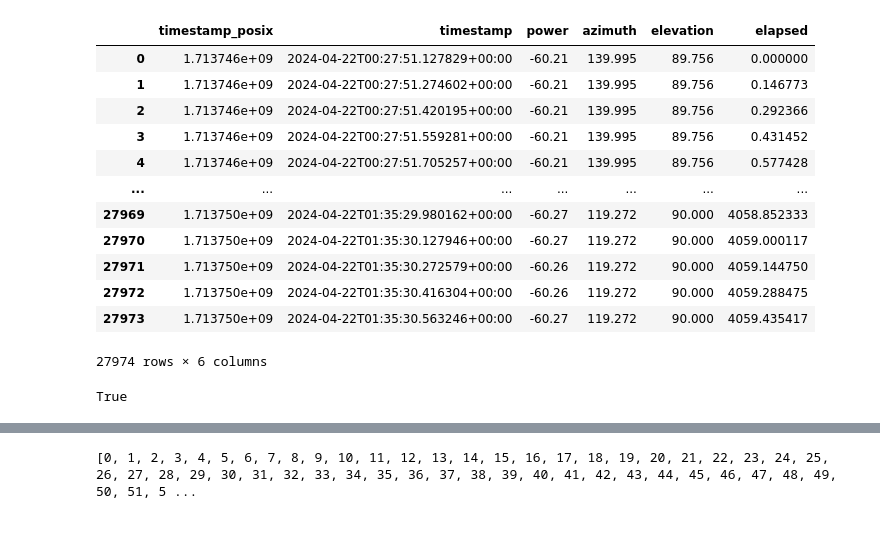
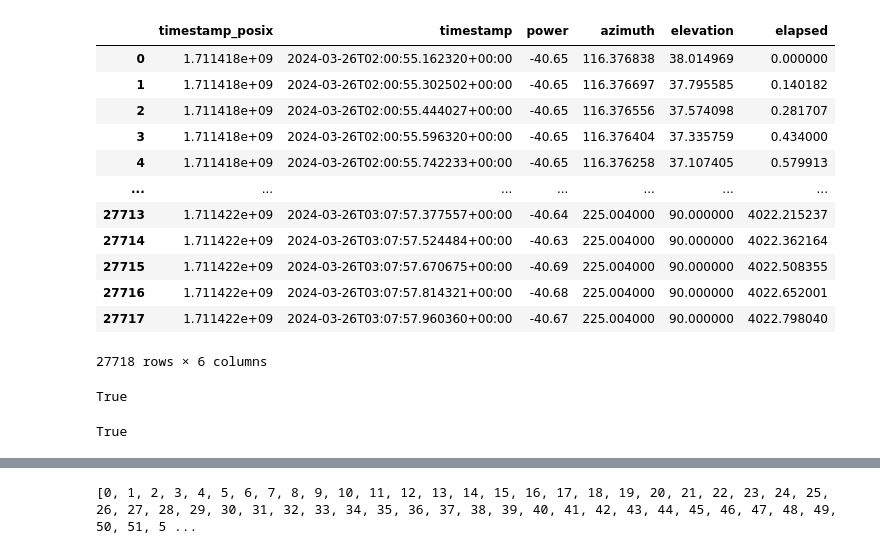
Before and after one commit to ChristoSmith1/TestingSuite, a Jupyter notebook: elevation_column_playground.ipynb, the cells around one changed output, grey strips where cells are left out. Saved outputs shown, nothing was run; the diff lists cells and outputs as text; code cells hidden in the pictures.

Commit message:
elevation boxes

```diff
--- a/elevation_column_playground.ipynb
+++ b/elevation_column_playground.ipynb
@@ -1,29 +1,30 @@
 # %%
 import matplotlib.pyplot as plt
 import numpy as np
 import pandas as pd
 from g_over_t import add_elapsed_time_column
 import math
+import itertools
 
-# FILTERED_COMBINED_DATA_PATH = R"april21govert\combined_filtered_SBand_March.csv"
-FILTERED_COMBINED_DATA_PATH = R"april21govert\combined_filtered_XBand_April.csv"
+FILTERED_COMBINED_DATA_PATH = R"april21govert\combined_filtered_SBand_March.csv"
+# FILTERED_COMBINED_DATA_PATH = R"april21govert\combined_filtered_XBand_April.csv"
 data=pd.read_csv(FILTERED_COMBINED_DATA_PATH)
 data=add_elapsed_time_column(data)
 data
 # %% [output]
 |  | timestamp_posix | timestamp | power | azimuth | elevation | elapsed |
-| 0 | 1.713746e+09 | 2024-04-22T00:27:51.127829+00:00 | -60.21 | 139.995 | 89.756 | 0.000000 |
-| 1 | 1.713746e+09 | 2024-04-22T00:27:51.274602+00:00 | -60.21 | 139.995 | 89.756 | 0.146773 |
-| 2 | 1.713746e+09 | 2024-04-22T00:27:51.420195+00:00 | -60.21 | 139.995 | 89.756 | 0.292366 |
-| 3 | 1.713746e+09 | 2024-04-22T00:27:51.559281+00:00 | -60.21 | 139.995 | 89.756 | 0.431452 |
-| 4 | 1.713746e+09 | 2024-04-22T00:27:51.705257+00:00 | -60.21 | 139.995 | 89.756 | 0.577428 |
+| 0 | 1.711418e+09 | 2024-03-26T02:00:55.162320+00:00 | -40.65 | 116.376838 | 38.014969 | 0.000000 |
+| 1 | 1.711418e+09 | 2024-03-26T02:00:55.302502+00:00 | -40.65 | 116.376697 | 37.795585 | 0.140182 |
+| 2 | 1.711418e+09 | 2024-03-26T02:00:55.444027+00:00 | -40.65 | 116.376556 | 37.574098 | 0.281707 |
+| 3 | 1.711418e+09 | 2024-03-26T02:00:55.596320+00:00 | -40.65 | 116.376404 | 37.335759 | 0.434000 |
+| 4 | 1.711418e+09 | 2024-03-26T02:00:55.742233+00:00 | -40.65 | 116.376258 | 37.107405 | 0.579913 |
 | ... | ... | ... | ... | ... | ... | ... |
-| 27969 | 1.713750e+09 | 2024-04-22T01:35:29.980162+00:00 | -60.27 | 119.272 | 90.000 | 4058.852333 |
-| 27970 | 1.713750e+09 | 2024-04-22T01:35:30.127946+00:00 | -60.27 | 119.272 | 90.000 | 4059.000117 |
-| 27971 | 1.713750e+09 | 2024-04-22T01:35:30.272579+00:00 | -60.26 | 119.272 | 90.000 | 4059.144750 |
-| 27972 | 1.713750e+09 | 2024-04-22T01:35:30.416304+00:00 | -60.26 | 119.272 | 90.000 | 4059.288475 |
-| 27973 | 1.713750e+09 | 2024-04-22T01:35:30.563246+00:00 | -60.27 | 119.272 | 90.000 | 4059.435417 |
+| 27713 | 1.711422e+09 | 2024-03-26T03:07:57.377557+00:00 | -40.64 | 225.004000 | 90.000000 | 4022.215237 |
+| 27714 | 1.711422e+09 | 2024-03-26T03:07:57.524484+00:00 | -40.63 | 225.004000 | 90.000000 | 4022.362164 |
+| 27715 | 1.711422e+09 | 2024-03-26T03:07:57.670675+00:00 | -40.69 | 225.004000 | 90.000000 | 4022.508355 |
+| 27716 | 1.711422e+09 | 2024-03-26T03:07:57.814321+00:00 | -40.68 | 225.004000 | 90.000000 | 4022.652001 |
+| 27717 | 1.711422e+09 | 2024-03-26T03:07:57.960360+00:00 | -40.67 | 225.004000 | 90.000000 | 4022.798040 |
-27974 rows × 6 columns
+27718 rows × 6 columns
 # %%
 def isvert(
        data:pd.DataFrame,
@@ -87,0 +79,46 @@ def find_vertical_segments(
+# %%
+def in_box(
+        data:pd.DataFrame,
+        box_start_index: int,
+        box_stop_index: int,
+)->bool:
+        if  not isvert(data,box_start_index,box_stop_index):
+                return False
+        start_row= data.iloc[box_start_index]
+        start_row_elevation=start_row["elevation"]
+        start_row_azimuth=start_row["azimuth"]
+        stop_row=data.iloc[box_stop_index]
+        stop_row_elevation=stop_row["elevation"]
+        stop_row_azimuth=stop_row["azimuth"]
+
+        min_elevation=min(start_row_elevation,stop_row_elevation)
+        max_elevation=max(start_row_elevation,stop_row_elevation)
+
+        box_height=max_elevation-min_elevation
+        box_width=box_height*.01
+
+        average_azimuth=((start_row_azimuth+stop_row_azimuth)/2)
+
+        max_azimuth=average_azimuth+(box_width/2)
+        min_azimuth=average_azimuth-(box_width/2)
+
+        for point_index in range(box_start_index,box_stop_index+1):
+                point_row = data.iloc[point_index]
+                point_row_elevation=point_row["elevation"]
+                point_row_azimuth=point_row["azimuth"]
+                if (
+                        point_row_azimuth > max_azimuth
+                        or point_row_azimuth < min_azimuth
+                        or point_row_elevation > max_elevation
+                        or point_row_elevation < min_elevation
+                ):
+                        return False
+
+        return True
+
+
+
+
+print (in_box(data,0,100))
+# %% [output]
+True
```
Also changed, not shown: parts of 5 cells of this notebook, 1 other file.
